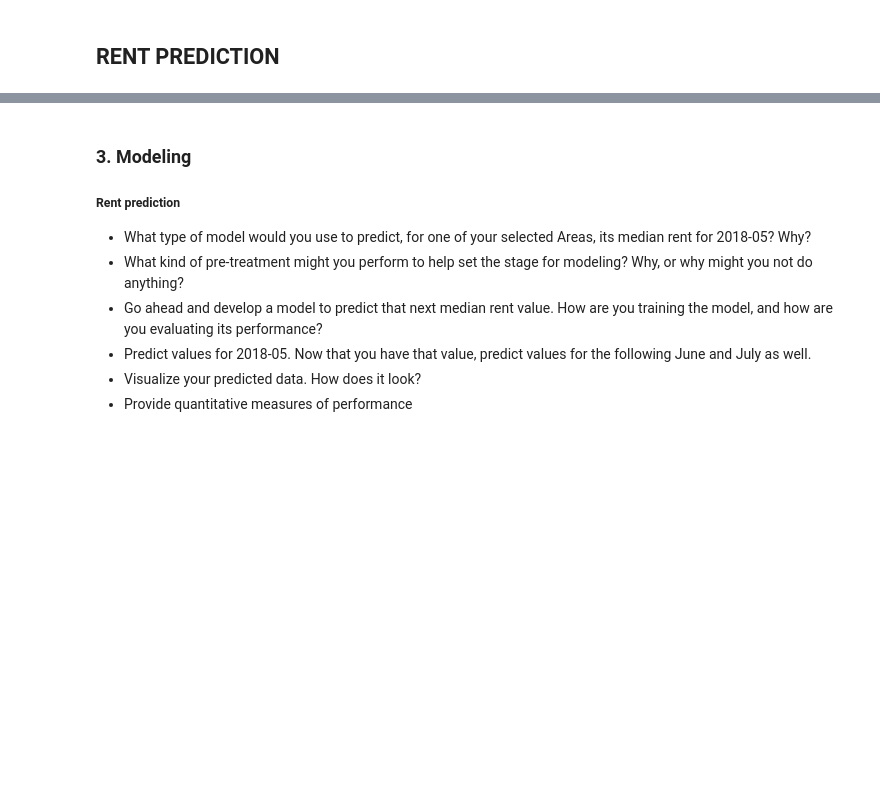
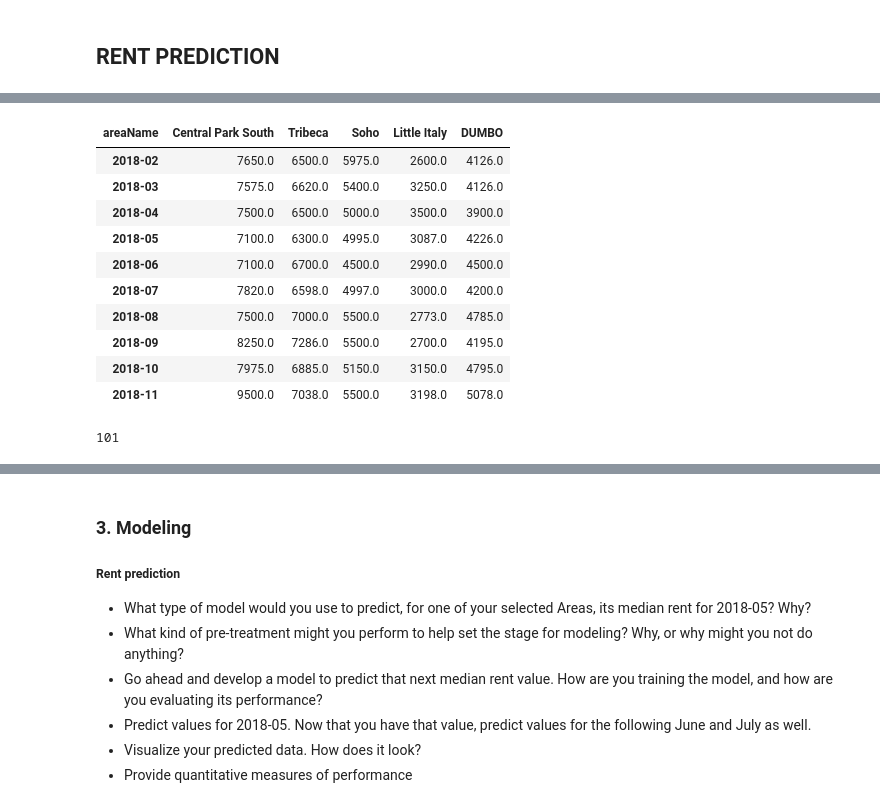
Before and after one commit to YStrano/StreetEasyAnalysis, a Jupyter notebook: SEMR Analysis.ipynb, the cells around one changed output, grey strips where cells are left out. Saved outputs shown, nothing was run; the diff lists cells and outputs as text; code cells hidden in the pictures; blank space fills up the shorter version.

```diff
--- a/SEMR Analysis.ipynb
+++ b/SEMR Analysis.ipynb
@@ -84,7 +84,7 @@ from sklearn.preprocessing import Imputer
 # %% [markdown]
 ## Read the downloaded file into a DataFrame
 # %%
-mar_df = pd.read_csv(os.path.join('data_files', 'medianAskingRent_All.csv'))
+mar_df = pd.read_csv(os.path.join('medianAskingRent_All.csv'))
 # %% [markdown]
 ## INITIAL LOOK AND CLEANLINESS CHECK
 # %% [markdown]
@@ -889,0 +917,18 @@ writer.close()
+# %%
+full_data.tail(10)
+# %% [output]
+| areaName | Central Park South | Tribeca | Soho | Little Italy | DUMBO |
+| 2018-02 | 7650.0 | 6500.0 | 5975.0 | 2600.0 | 4126.0 |
+| 2018-03 | 7575.0 | 6620.0 | 5400.0 | 3250.0 | 4126.0 |
+| 2018-04 | 7500.0 | 6500.0 | 5000.0 | 3500.0 | 3900.0 |
+| 2018-05 | 7100.0 | 6300.0 | 4995.0 | 3087.0 | 4226.0 |
+| 2018-06 | 7100.0 | 6700.0 | 4500.0 | 2990.0 | 4500.0 |
+| 2018-07 | 7820.0 | 6598.0 | 4997.0 | 3000.0 | 4200.0 |
+| 2018-08 | 7500.0 | 7000.0 | 5500.0 | 2773.0 | 4785.0 |
+| 2018-09 | 8250.0 | 7286.0 | 5500.0 | 2700.0 | 4195.0 |
+| 2018-10 | 7975.0 | 6885.0 | 5150.0 | 3150.0 | 4795.0 |
+| 2018-11 | 9500.0 | 7038.0 | 5500.0 | 3198.0 | 5078.0 |
+# %%
+len(full_data) - 6
+# %% [output]
+101
```
Also changed, not shown: parts of 6 cells of this notebook.
